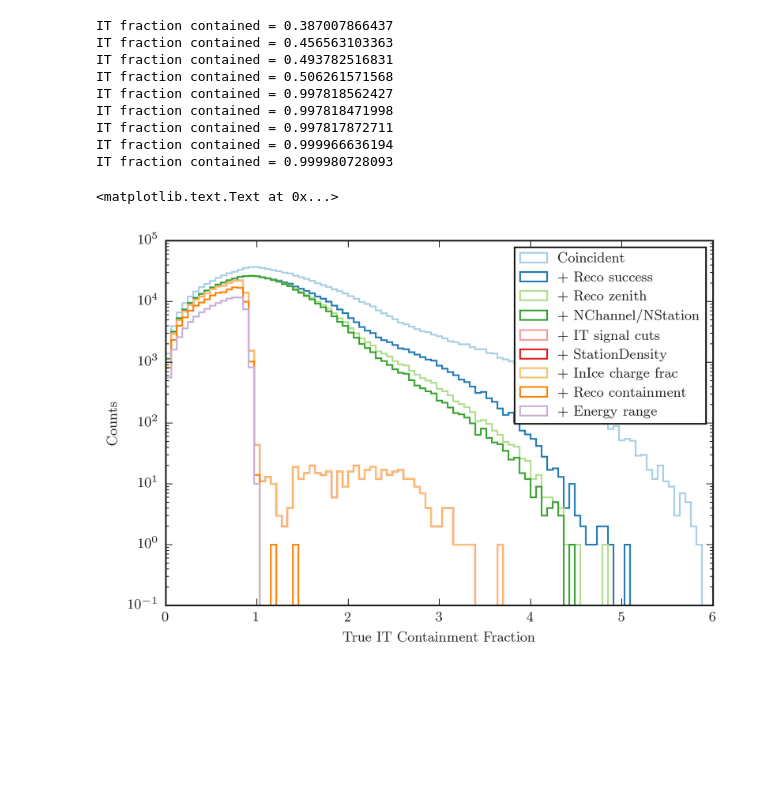
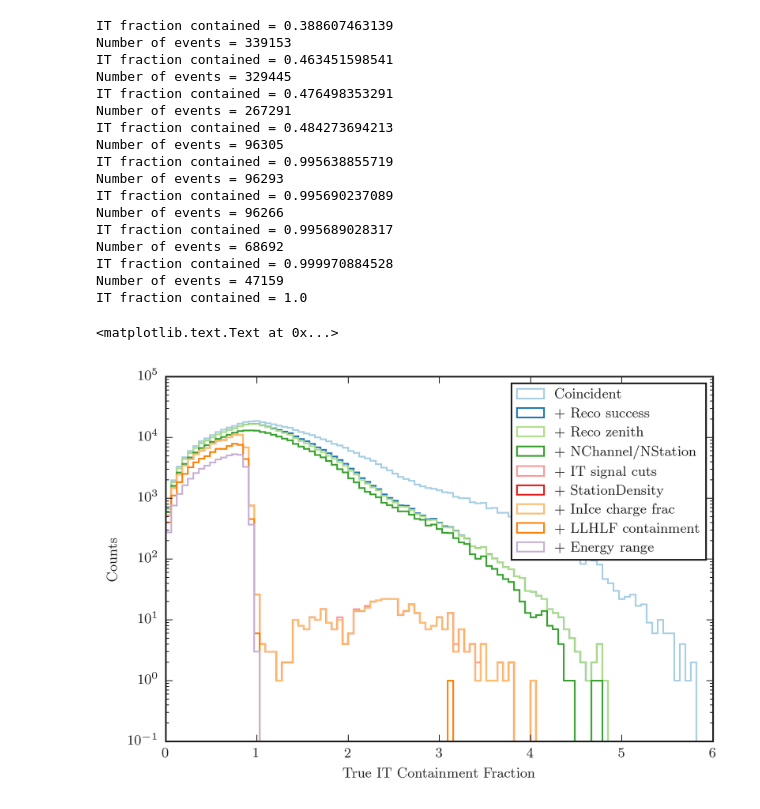
Before and after one commit to jrbourbeau/cr-composition, a Jupyter notebook: analysis/qualitycuts/containment-dist.ipynb, the cells around one changed output. Saved outputs shown, nothing was run; the diff lists cells and outputs as text; code cells hidden in the pictures; blank space fills up the shorter version.

```diff
--- a/analysis/qualitycuts/containment-dist.ipynb
+++ b/analysis/qualitycuts/containment-dist.ipynb
@@ -15,0 +74,28 @@ sns.set_color_codes()
+# %%
+selection_mask = np.array([True]*len(df))
+# InIce_containment = df[selection_mask]['LLHlap_InIce_containment']
+InIce_containment = df[selection_mask]['InIce_FractionContainment']
+print('InIce fraction contained = {}'.format(sum(InIce_containment <= 1.0)/len(InIce_containment)))
+fig, ax = plt.subplots()
+sns.distplot(InIce_containment, containment_bins, kde=False,
+             hist_kws={"histtype": "step", "linewidth": 1,
+                       "alpha": 1},
+             label='Coincident')
+for cut_key, label in zip(standard_cut_keys, labels):
+    selection_mask = selection_mask & cut_dict[cut_key]
+    df_cuts = df[selection_mask]
+    print('Number of events = {}'.format(len(df_cuts)))
+
+    InIce_containment = df_cuts['InIce_FractionContainment']
+    print('InIce fraction contained = {}'.format(sum(InIce_containment <= 1.0)/len(InIce_containment)))
+    sns.distplot(InIce_containment, containment_bins, kde=False,
+                 hist_kws={"histtype": "step", "linewidth": 1,
+                            "alpha": 1},
+                label='+ ' + label)
+
+ax.legend()
+ax.set_ylim([1e-1,1e5])
+ax.set_yscale("log", nonposy='clip')
+ax.set_xlabel('True InIce Containment Fraction')
+ax.set_ylabel('Counts')
+plt.tight_layout()
@@ -16,46 +121,55 @@ sns.set_color_codes()
 # %%
-standard_cut_keys = ['reco_exists', 'reco_zenith', 'num_hits', 'IT_signal',
-                     'StationDensity', 'max_charge_frac', 'reco_containment', 'energy_range']
+standard_cut_keys = ['LLHLF_reco_exists', 'LLHLF_zenith', 'num_hits_1_60', 'IT_signal',
+                     'StationDensity', 'max_qfrac_1_60', 'LLHLF_containment', 'energy_range']
 labels = ['Reco success', 'Reco zenith', 'NChannel/NStation', 'IT signal cuts',
-          'StationDensity', 'InIce charge frac', 'Reco containment', 'Energy range']
+          'StationDensity', 'InIce charge frac', 'LLHLF containment', 'Energy range']
 # Import ShowerLLH sim reconstructions and cuts to be made
-df, cut_dict = load_sim(return_cut_dict=True)
+df, cut_dict = comp.load_sim(return_cut_dict=True)
 selection_mask = np.array([True]*len(df))
 fig, ax = plt.subplots()
 containment_bins = np.linspace(0, 6, 100)
 IT_containment = df[selection_mask]['IceTop_FractionContainment']
 print('IT fraction contained = {}'.format(sum(IT_containment <= 1.0)/len(IT_containment)))
 sns.distplot(IT_containment, containment_bins, kde=False,
              hist_kws={"histtype": "step", "linewidth": 1,
                        "alpha": 1},
              label='Coincident')
 for cut_key, label in zip(standard_cut_keys, labels):
     selection_mask = selection_mask & cut_dict[cut_key]
     df_cuts = df[selection_mask]
+    print('Number of events = {}'.format(len(df_cuts)))
 
     IT_containment = df_cuts['IceTop_FractionContainment']
     print('IT fraction contained = {}'.format(sum(IT_containment <= 1.0)/len(IT_containment)))
     sns.distplot(IT_containment, containment_bins, kde=False,
                  hist_kws={"histtype": "step", "linewidth": 1,
                             "alpha": 1},
                 label='+ ' + label)
 # axarr[0].legend()
 ax.legend()
 ax.set_ylim([1e-1,1e5])
 ax.set_yscale("log", nonposy='clip')
 ax.set_xlabel('True IT Containment Fraction')
 ax.set_ylabel('Counts')
 # %% [output]
-IT fraction contained = 0.387007866437
-IT fraction contained = 0.456563103363
-IT fraction contained = 0.493782516831
-IT fraction contained = 0.506261571568
-IT fraction contained = 0.997818562427
-IT fraction contained = 0.997818471998
-IT fraction contained = 0.997817872711
-IT fraction contained = 0.999966636194
-IT fraction contained = 0.999980728093
+IT fraction contained = 0.388607463139
+Number of events = 339153
+IT fraction contained = 0.463451598541
+Number of events = 329445
+IT fraction contained = 0.476498353291
+Number of events = 267291
+IT fraction contained = 0.484273694213
+Number of events = 96305
+IT fraction contained = 0.995638855719
+Number of events = 96293
+IT fraction contained = 0.995690237089
+Number of events = 96266
+IT fraction contained = 0.995689028317
+Number of events = 68692
+IT fraction contained = 0.999970884528
+Number of events = 47159
+IT fraction contained = 1.0
 <matplotlib.text.Text at 0x...>
-[figure, old version]
+[figure, new version]
 # %%
 selection_mask = np.array([True]*len(df))
```
Also changed, not shown: parts of 12 cells of this notebook, 18 other files.
